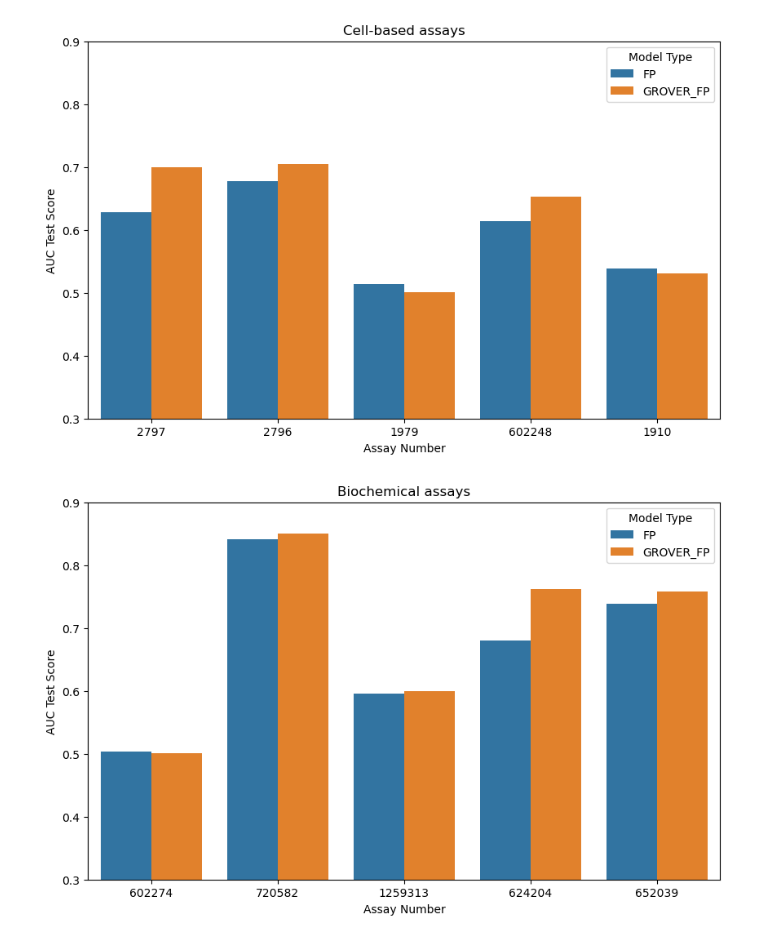
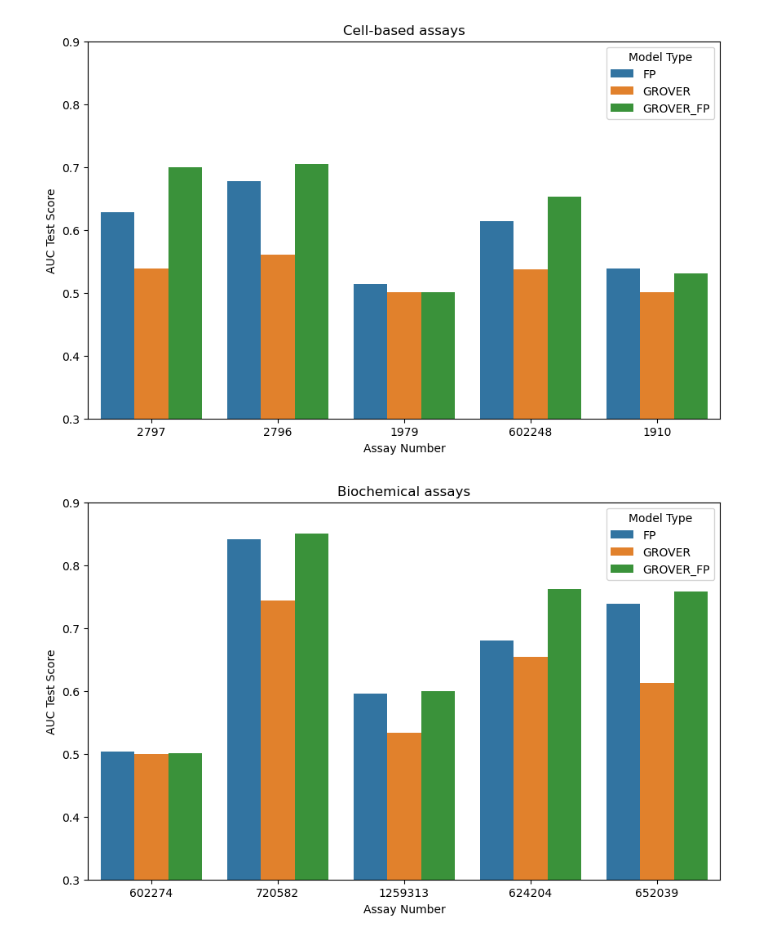
Before and after one commit to davidkubanek/Thesis, a Jupyter notebook: visual_results.ipynb, the cells around one changed output. Cells and saved outputs as stored; diff of their text form; code cells hidden in the pictures.

```diff
--- a/visual_results.ipynb
+++ b/visual_results.ipynb
@@ -2,7 +2,7 @@
 import pandas as pd
 # import csv file from Data
 
-results = pd.read_csv('Data/all_best_results.csv')
+results = pd.read_csv('data/trained_models/120epochs/all_best_results.csv')
 results.head()
 # %% [output]
 |  | assay | model_name | batch_size | dropout | hidden_dims | epochs | loss | auc_train | auc_val | auc_test | ... |
@@ -14,33 +14,35 @@ results.head()
 # %%
 import seaborn as sns
 import matplotlib.pyplot as plt
 
 # Create the plot
 plt.figure(figsize=(10, 6))
 custom_order = [2797, 2796, 1979, 602248, 1910]
-sns.barplot(x='assay', y='auc_test', hue='model_name', data=results, errorbar=None, order=custom_order)
+model_order = ['FP', 'GROVER', 'GROVER_FP']
+sns.barplot(x='assay', y='auc_test', hue='model_name', data=results, order=custom_order, hue_order=model_order)
 
 plt.title('Cell-based assays') #AUC Test Scores by Assay and Model Type
 plt.ylabel('AUC Test Score')
 plt.xlabel('Assay Number')
 plt.legend(title='Model Type')
 plt.gca().set_ylim([0.3, 0.9])  # For example, limits between 0 and 1
 plt.show()
 
 # Create the plot
 plt.figure(figsize=(10, 6))
 custom_order = [602274, 720582, 1259313, 624204, 652039]
-sns.barplot(x='assay', y='auc_test', hue='model_name', data=results, errorbar=None, order=custom_order)
+model_order = ['FP', 'GROVER', 'GROVER_FP']
+sns.barplot(x='assay', y='auc_test', hue='model_name', data=results, order=custom_order, hue_order=model_order)
 
 plt.title('Biochemical assays') #AUC Test Scores by Assay and Model Type
 plt.ylabel('AUC Test Score')
 plt.xlabel('Assay Number')
 plt.legend(title='Model Type')
 plt.gca().set_ylim([0.3, 0.9])
 plt.show()
 # %% [output]
-[figure, old version]
+[figure, new version]
-[figure, old version]
+[figure, new version]
 # %%
 # Compute average AUC test score for each model type
 average_scores = results.groupby("model_name")["auc_test"].mean().reset_index()
```
Also changed, not shown: parts of 2 cells of this notebook, 2 other files.
